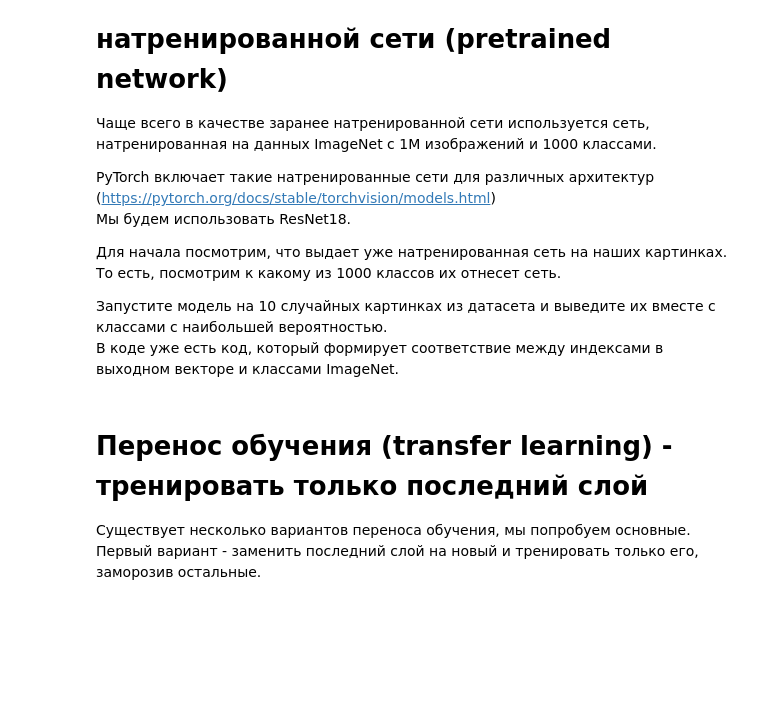
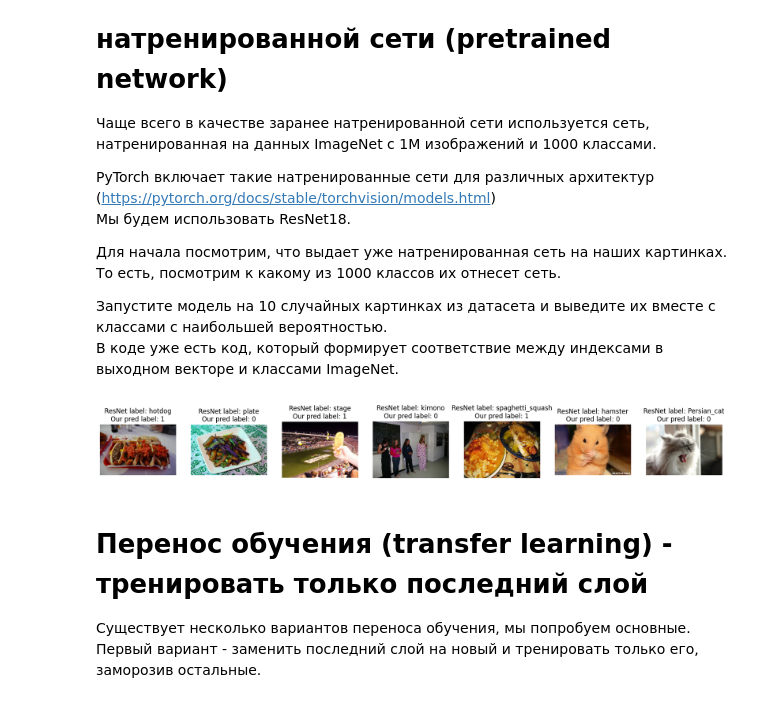
Before and after one commit to Daryadare/Deep-Learning, a Jupyter notebook: assignment4/HotdogOrNot.ipynb, the cells around one changed output. Cells and saved outputs as stored; diff of their text form; code cells hidden in the pictures; blank space fills up the shorter version.

```diff
--- a/assignment4/HotdogOrNot.ipynb
+++ b/assignment4/HotdogOrNot.ipynb
@@ -272,16 +283,45 @@ PyTorch включает такие натренированные сети дл
 В коде уже есть код, который формирует соответствие между индексами в выходном векторе и классами ImageNet.
 # %%
 # Thanks to https://discuss.pytorch.org/t/imagenet-classes/4923/2
+
 def load_imagenet_classes():
     classes_json = urllib.request.urlopen('https://s3.amazonaws.com/deep-learning-models/image-models/imagenet_class_index.json').read()
     classes = json.loads(classes_json)
 
     # TODO: Process it to return dict of class index to name
-    return { int(k): v[-1] for k, v in classes.items()}
+    return {int(k): v[-1] for k, v in classes.items()}
 
-model = models.resnet18(pretrained=True)
+def visualize_preds(train_dataset, orig_dataset, indices, classes, count=10):
+    plt.figure(figsize=(count*3,3))
+    display_indices = indices[:count]
 
-# TODO: Run this model on 10 random images of your dataset and visualize what it predicts
+    for i, index in enumerate(display_indices):
+        x_train, _, _ = train_dataset[index]
+        y_prob = model(torch.unsqueeze(x_train, 0))
+        y_pred = torch.argmax(y_prob, 1)
+
+        _, y_orig, _ = orig_dataset[index]
+        image, _, _ = orig_dataset[index]
+
+        plt.subplot(1, count, i+1)
+        plt.title(f"ResNet label: {classes[float(y_pred)]}\nOur pred label: {y_orig}")
+
+        plt.imshow(image)
+        plt.grid(False)
+        plt.axis('off')
+# %%
+# TODO: Run this model on 10 random images of your dataset and visualize what it predicts
+
+model = models.resnet18(pretrained=True)
+
+model.eval()
+
+classes = load_imagenet_classes()
+indices = np.random.choice(np.arange(len(orig_dataset)), 7, replace=False)
+
+visualize_preds(train_dataset, orig_dataset, indices, classes)
+# %% [output]
+[figure, added]
 # %% [markdown]
 # Перенос обучения (transfer learning) - тренировать только последний слой
 
```
Also changed, not shown: parts of 8 cells of this notebook.
